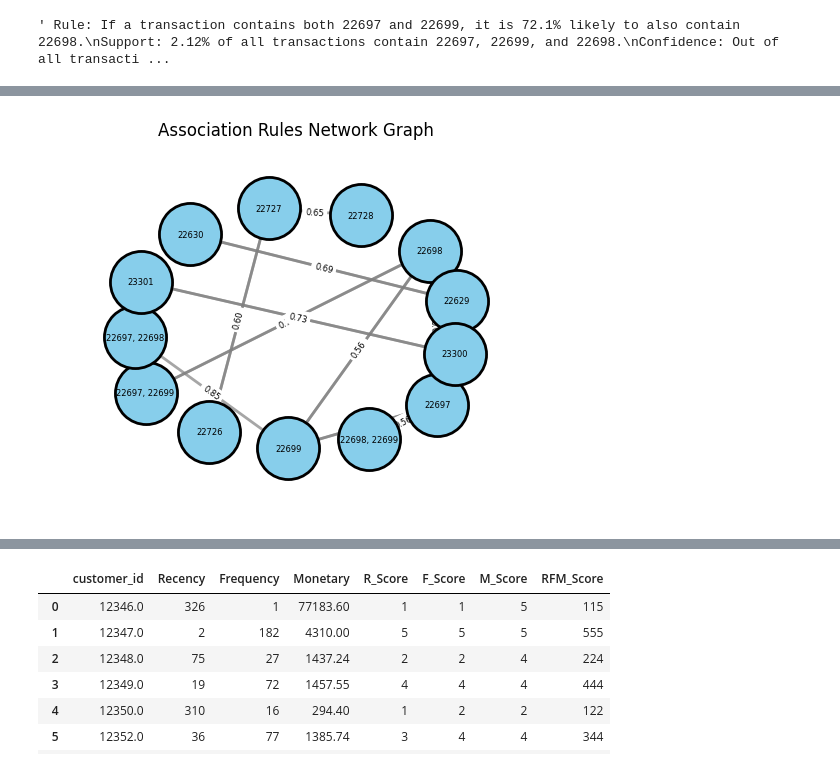
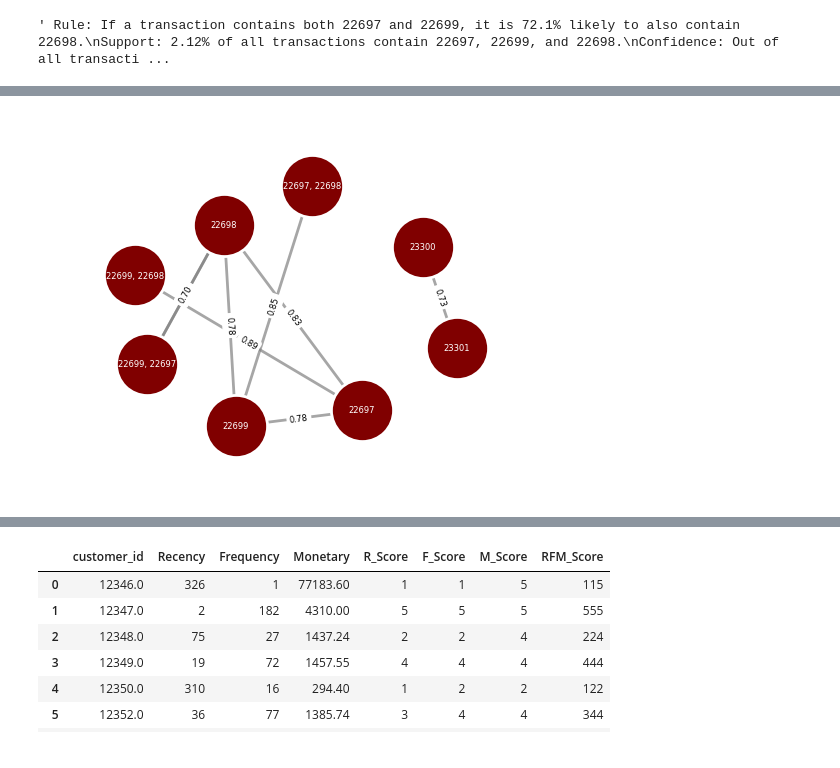
Before and after one commit to joaomvsousa/UK-E-Commerce-Sales-Analysis, a Jupyter notebook: notebook/cleaning.ipynb, the cells around one changed output, grey strips where cells are left out. Drawn from its saved outputs; the diff is of its cells as text; code cells hidden in the pictures.

```diff
--- a/notebook/cleaning.ipynb
+++ b/notebook/cleaning.ipynb
@@ -386,7 +282,7 @@ top_frequent_itemsets = frequent_itemsets.head(20)  # Change the number to get m
 
 top_rules = rules.head(20)  # Change the number to get more or fewer top rules
 # %%
-top_of_top = top_rules[top_rules["confidence"] >= 0.50]
+top_of_top = top_rules[top_rules["confidence"] >= 0.70]
 
 top_of_top
 # %% [output]
@@ -436,38 +324,39 @@ for idx, row in top_of_top.iterrows():
 pos = nx.spring_layout(G, k=40)  # Increasing k for more spacing
 
 # Draw nodes with custom options
 node_options = {
     "node_size": 2000,  # Reduced node size
-    "node_color": "skyblue",
-    "edgecolors": "black",
+    "node_color": "maroon",
+    "edgecolors": "white",
     "linewidths": 2,
 }
 nx.draw_networkx_nodes(G, pos, **node_options)
 
 # Draw edges with custom options
 edge_options = {
     "width": 2,
     "alpha": 0.7,
     "edge_color": "gray",
     "arrows": True,
 }
 nx.draw_networkx_edges(G, pos, **edge_options)
 
 # Draw labels for the nodes with smaller font size
-nx.draw_networkx_labels(G, pos, font_size=6, font_color='black', font_family='sans-serif')
+nx.draw_networkx_labels(G, pos, font_size=6, font_color='white', font_family='sans-serif')
 
 # Draw edge labels with confidence only
 edge_labels = {(u, v): f"{G[u][v]['confidence']:.2f}" for u, v in G.edges}
 nx.draw_networkx_edge_labels(G, pos, edge_labels=edge_labels, font_size=6)  # Smaller font size for edge labels
 
 # Set margins to avoid clipping nodes
 ax = plt.gca()
 ax.margins(0.20)
 plt.axis("off")
-plt.title("Association Rules Network Graph")
+
+plt.savefig(r"../Data/plot.png", transparent=True)
 plt.show()
 # %% [output]
-[figure, old version]
+[figure, new version]
 # %%
 test[test["stock_code"] == "22727"]
 # %% [output]
```
Also changed, not shown: parts of 32 cells of this notebook, 3 other files.
